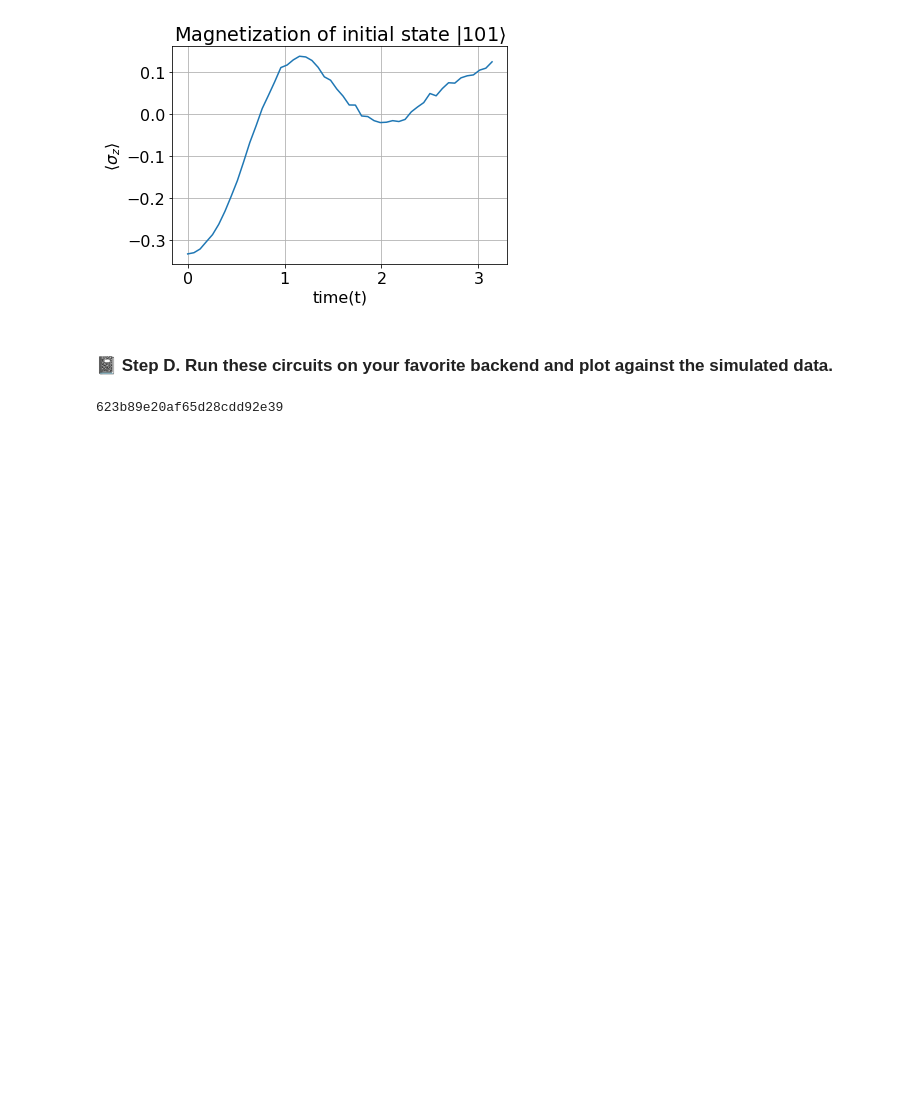
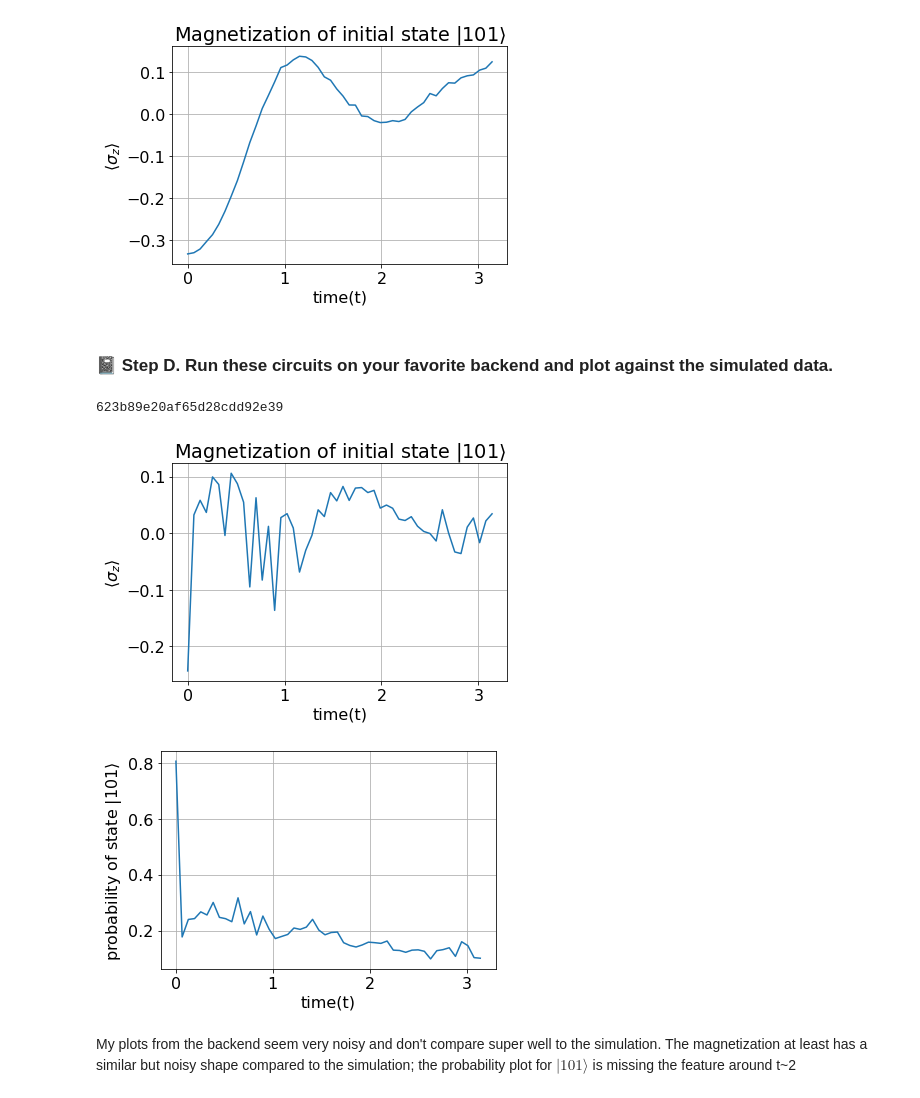
Before and after one commit to postonw/Quantum-Comp-HW-Will-Poston, a Jupyter notebook: Lab-2_Quantum-Simulation.ipynb, the cells around one changed output. Cells and saved outputs as stored; diff of their text form; code cells hidden in the pictures; blank space fills up the shorter version.

Commit message:
Finished backend run

```diff
--- a/Lab-2_Quantum-Simulation.ipynb
+++ b/Lab-2_Quantum-Simulation.ipynb
@@ -469,0 +447,36 @@ plt.show()
+# %%
+mags5_backend = []
+prob101_backend = []
+counts = results.get_counts()
+for j in range(tsteps):
+    prob = {}
+    z_sum = 0
+    for output in ['000', '001', '010', '011', '100', '101', '110', '111']:
+        if output in counts[j]:
+            prob[output] = counts[j][output]/shots
+        else:
+            prob[output] = 0
+        zbitsum = bit_sum(output)
+        product = prob[output] * (3.-2.*zbitsum)
+        z_sum += product
+    z_sum /= 3
+    mags5_backend.append(z_sum)
+    prob101_backend.append(prob['101'])
+plt.figure()
+plt.plot(ts,mags5_backend)
+plt.xlabel('time(t)')
+plt.ylabel(r'$\langle\sigma_z\rangle$')
+plt.title(r'Magnetization of initial state $|101\rangle$')
+plt.grid()
+plt.show()
+plt.figure()
+plt.plot(ts,prob101_backend)
+plt.xlabel('time(t)')
+plt.ylabel(r'probability of state $|101\rangle$')
+plt.grid()
+plt.show()
+# %% [output]
+[figure, added]
+[figure, added]
+# %% [markdown]
+My plots from the backend seem very noisy and don't compare super well to the simulation. The magnetization at least has a similar but noisy shape compared to the simulation; the probability plot for $|101\rangle$ is missing the feature around t~2
```
Also changed, not shown: parts of 1 cell of this notebook.
